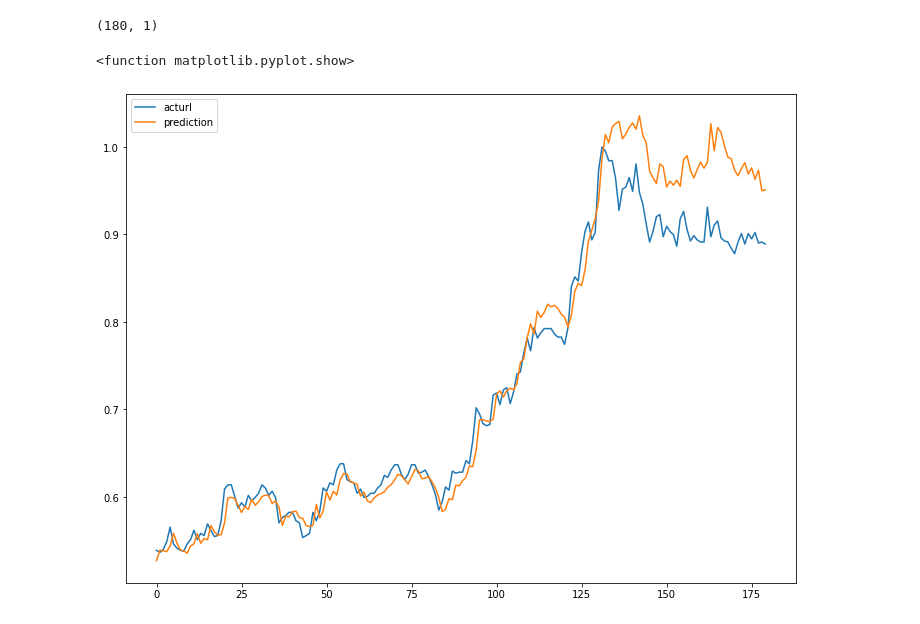
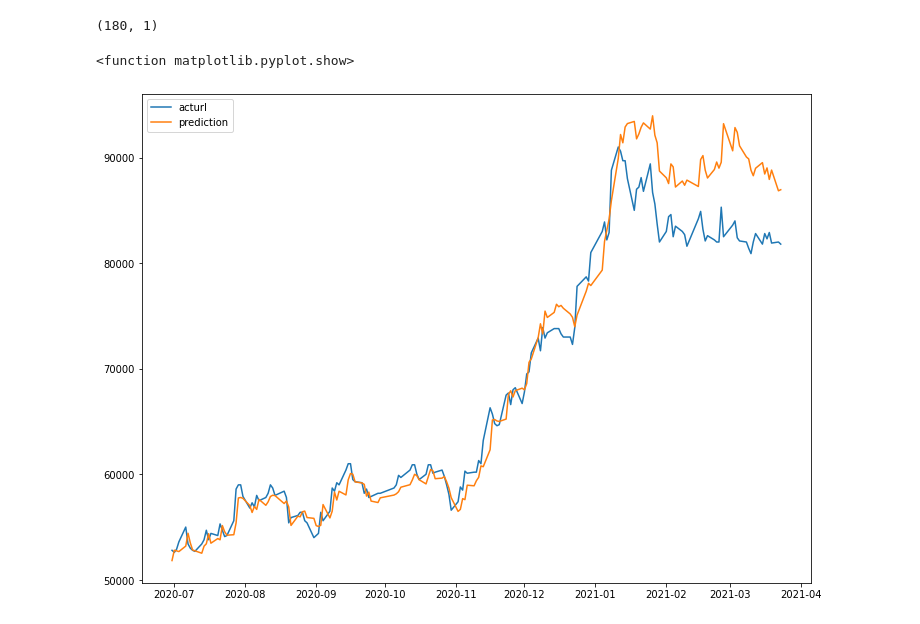
Before and after one commit to DeokwonWang/deeplearnigstudy, a Jupyter notebook: dduksang.ipynb, the cells around one changed output. Saved outputs shown, nothing was run; the diff lists cells and outputs as text; code cells hidden in the pictures.

```diff
--- a/dduksang.ipynb
+++ b/dduksang.ipynb
@@ -161,14 +161,22 @@ pred = model.predict(test_feature)
 pred.shape
 # %% [output]
 (180, 1)
+# %%
+def reverse_min_max_scaling(org_x, x): #종가 예측값
+    org_x_np = np.asarray(org_x)
+    x_np = np.asarray(x)
+    return (x_np * (org_x_np.max() - org_x_np.min() + 1e-7)) + org_x_np.min()
+# %%
+test_predict = reverse_min_max_scaling(df['SamsungClose'],pred)
+test_price = reverse_min_max_scaling(df['SamsungClose'],test_label)
 # %%
 from matplotlib import pyplot as plt
 
 plt.figure(figsize=(12,9))
-plt.plot(test_label, label = 'acturl')
-plt.plot(pred, label = 'prediction')
+plt.plot(df.loc[3089:,['date']], test_price, label = 'acturl')
+plt.plot(df.loc[3089:,['date']], test_predict, label = 'prediction')
 plt.legend()
 plt.show
 # %% [output]
 <function matplotlib.pyplot.show>
-[figure, old version]
+[figure, new version]
```
Also changed, not shown: parts of 2 cells of this notebook.
